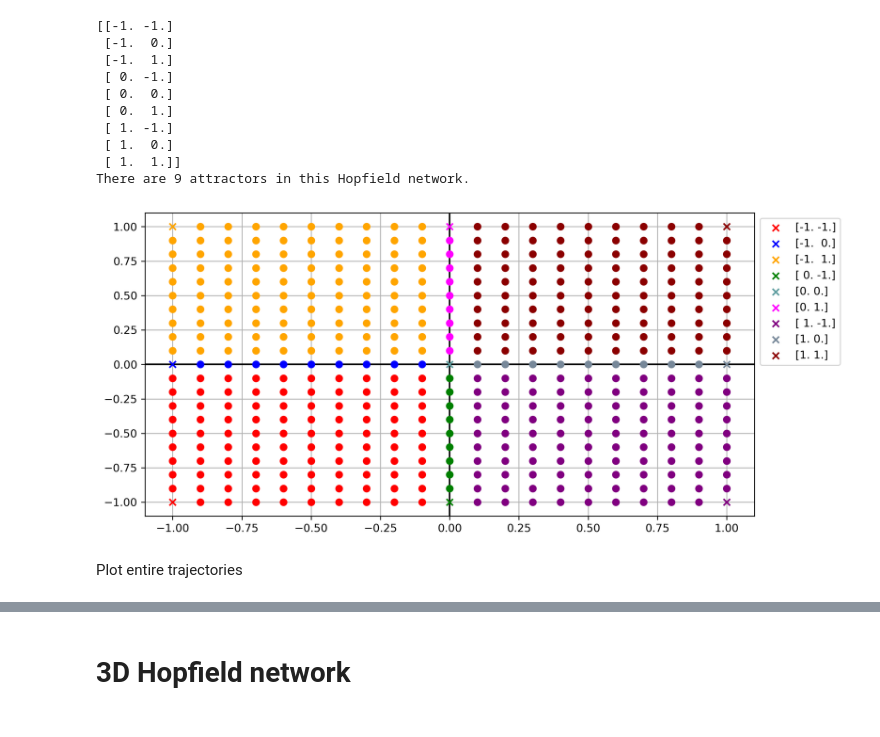
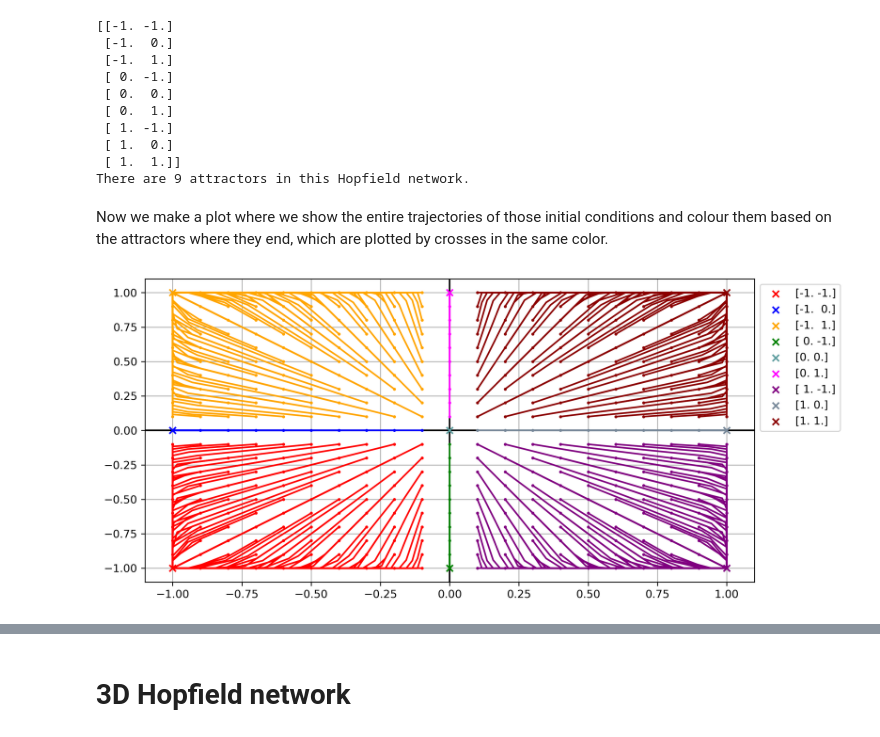
Before and after one commit to ThibeauWouters/MAI, a Jupyter notebook: ANN/Assignment 2/assignment2.ipynb, the cells around one changed output, grey strips where cells are left out. Cells and saved outputs as stored; diff of their text form; code cells hidden in the pictures.

```diff
--- a/ANN/Assignment 2/assignment2.ipynb
+++ b/ANN/Assignment 2/assignment2.ipynb
@@ -19,7 +32,15 @@ my_cmap=LinearSegmentedColormap.from_list('rg',["r", "w", "g"], N=256)
 # %%
 class Trajectory:
+    """Class for trajectories obtained from Hopfield networks."""
 
-    def __init__(self, x: np.array, y: np.array, z: None):
+    def __init__(self, x: np.array, y: np.array, z: np.array = None):
+        """Initialize the object.
+
+        Args:
+            x (np.array): x positions of the trajectory
+            y (np.array): y positions of the trajectory
+            z (np.array, optional): z positions of the trajectory, optional if in 2D
+        """
 
         self.x = x
         self.y = y
@@ -38,10 +59,16 @@ class Trajectory:
 # %%
 class Hop:
     """
-    Discusses the results from analyzing the flows of a Hopfield network
+    Class for discussing results from trajectories of a Hopfield network.
     """
 
     def __init__(self, df: pd.DataFrame, dim: int) -> None:
+        """Initialization.
+
+        Args:
+            df (pd.DataFrame): Dataframe storing the different trajectories obtained from a Hopfield network.
+            dim (int): Number of dimensions we work in (2D or 3D)
+        """
 
         # Define fields
         self.trajectories = []
@@ -65,10 +92,15 @@ class Hop:
         self.trajectories.append(trajectory)
 
     def compile_attractors(self, threshold: float = 0.01) -> None:
+        """Gather attractors of the network as observed from the flow conditions.
+
+        Args:
+            threshold (float, optional): Threshold for distance separation to classify attractors. Defaults to 0.01.
+        """
 
         # Save all the attractors, already remove exact duplicates
         attractors = np.unique([traj.end for traj in self.trajectories], axis=0)
-        # Still have to filter out duplicates based on distance
+        # Still have to filter out duplicates very close to each other, base on distance and threshold
         saved_list = [attractors[0]]
         for attr in attractors:
             # Compute the distances between saved attractors and next attractor
@@ -77,12 +109,18 @@ class Hop:
             if closest_distance > threshold:
                 saved_list.append(attr)
 
+        # Convert to numpy array and save
         self.attractors = np.array(saved_list)
 
 
     def compile_data(self, df: pd.DataFrame) -> None:
+        """Compile the trajectory data and save it as trajectories.
 
-        # Check how many trajectories are in the CSV file (1 trajectory = D rows, D = dimensionality)
+        Args:
+            df (pd.DataFrame): DataFrame of trajectories.
+        """
+
+        # Check how many trajectories are in the CSV file (1 trajectory = D adjacent rows, D = dimensionality)
         nb_trajectories = len(df) // self.dim
 
         for i in range(nb_trajectories):
@@ -96,10 +134,6 @@ class Hop:
             # Create trajectory object and save it
             new_trajectory = Trajectory(x, y, z)
             self.append(new_trajectory)
-# %%
-def distance(v1: np.array, v2: np.array):
-
-    return np.sqrt(np.sum((v1 - v2)**2))
 # %%
 def is_in(point: np.array, list_of_points: np.array) -> None:
     """Simple auxiliary function that checks whether a given point as numpy array is within a given list of points by checking the coordinates
@@ -107,9 +141,6 @@ def is_in(point: np.array, list_of_points: np.array) -> None:
     Args:
         point (np.array): Single point, a numpy array, that has to be checked against a list of points.
         list_of_points (np.array): A list of points to compare against point.
-
-    Returns:
-        None: void return
     """
 
     # Loop over all points of the list of points
@@ -189,29 +233,30 @@ print(f"There are {len(hop.attractors)} attractors in this Hopfield network.")
  [ 1.  0.]
  [ 1.  1.]]
 There are 9 attractors in this Hopfield network.
+# %% [markdown]
+Now we make a plot where we show the entire trajectories of those initial conditions and colour them based on the attractors where they end, which are plotted by crosses in the same color.
 # %%
 delta = 0.1
 
 # Plot the end result of each trajectory
 for trajectory in hop.trajectories:
     # Do not plot the trajectories that start at an attractor - will be plotted separately
     if is_in(trajectory.start, hop.attractors):
         continue
-    plt.scatter(trajectory.start[0], trajectory.start[1], color = get_color(trajectory.end, hop.attractors), zorder = 100)
+    plt.plot(trajectory.path[:, 0], trajectory.path[:, 1], color = get_color(trajectory.end, hop.attractors), zorder = 100)
+    plt.scatter(trajectory.start[0], trajectory.start[1], color = get_color(trajectory.end, hop.attractors), s=3, zorder = 100)
 
 # Plot the attractors separately
 for i, attr in enumerate(hop.attractors):
     plt.scatter(attr[0], attr[1], color = COLORS[i], label = str(attr), marker="x", zorder = 100)
 # Plot each attractor for the color coding
 plt.grid()
 plt.legend(bbox_to_anchor=(1.15, 1))  # loc='right',
 plt.xlim(-1-delta, 1+delta)
 plt.ylim(-1-delta, 1+delta)
 plt.axhline(0, color="black")
 plt.axvline(0, color="black")
-plt.savefig(os.path.join(plots_dir, "Hop2D_start_points_coloured.pdf"), bbox_inches='tight')
+plt.savefig(os.path.join(plots_dir, "Hop2D_trajectories_coloured.pdf"), bbox_inches='tight')
 plt.show()
 # %% [output]
-[figure, old version]
+[figure, new version]
-# %% [markdown]
-Plot entire trajectories
```
Also changed, not shown: parts of 22 cells of this notebook, 36 other files.
